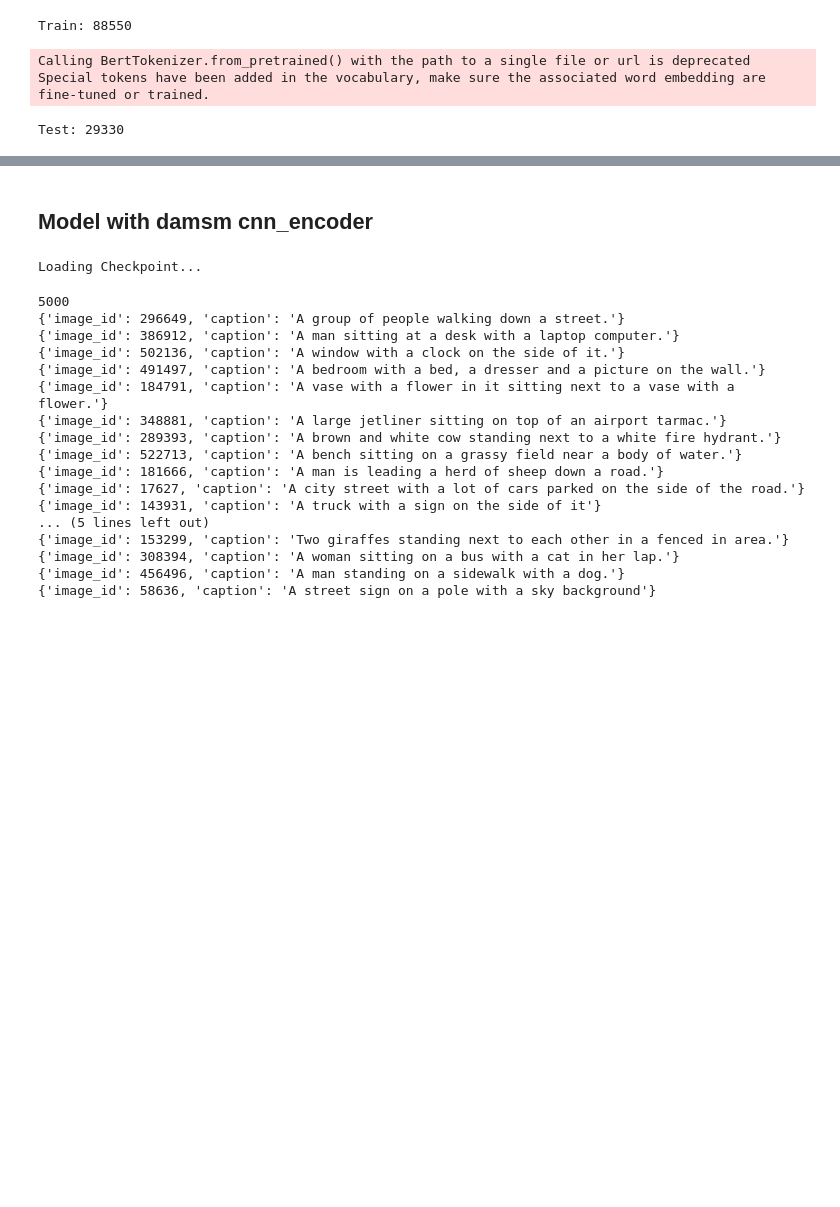
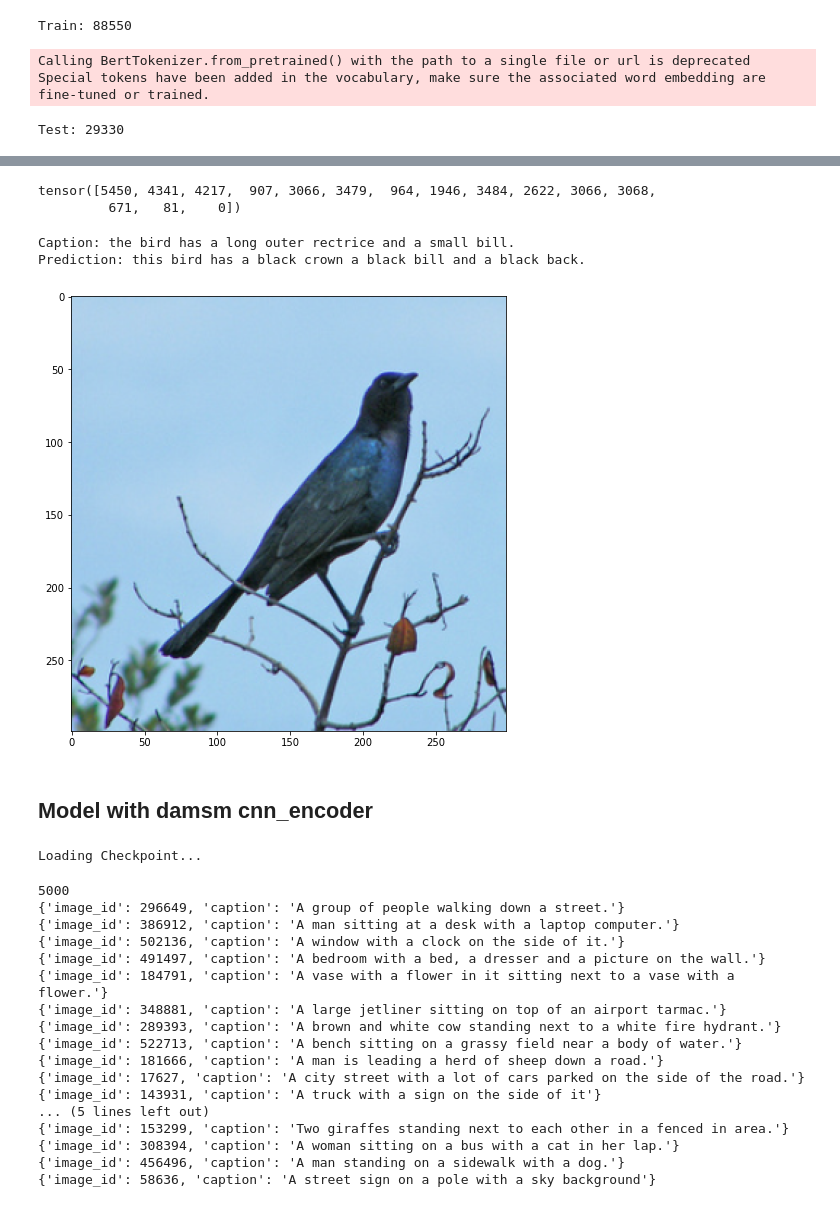
Before and after one commit to mshaikh2/MMRL, a Jupyter notebook: code/catr_batch_predict_cub.ipynb, the cells around one changed output, grey strips where cells are left out. Saved outputs shown, nothing was run; the diff lists cells and outputs as text; code cells hidden in the pictures; blank space fills up the shorter version.

```diff
--- a/code/catr_batch_predict_cub.ipynb
+++ b/code/catr_batch_predict_cub.ipynb
@@ -287,18 +299,18 @@ Loading Checkpoint...
 # %%
-# dataset_train = coco.build_dataset(config, mode='training')
-dataset_val = data_maker(config, mode='validation')
-# print(f"Train: {len(dataset_train)}")
+dataset_train = coco.build_dataset_cub(config, mode='training')
+dataset_val = coco.build_dataset_cub(config, mode='validation')
+print(f"Train: {len(dataset_train)}")
 print(f"Valid: {len(dataset_val)}")
 
-# sampler_train = torch.utils.data.RandomSampler(dataset_train)
-sampler_val = torch.utils.data.SequentialSampler(dataset_val)
+sampler_train = torch.utils.data.RandomSampler(dataset_train)
+# sampler_val = torch.utils.data.SequentialSampler(dataset_val)
 
-# batch_sampler_train = torch.utils.data.BatchSampler(
-#     sampler_train, config.batch_size, drop_last=True
-# )
+batch_sampler_train = torch.utils.data.BatchSampler(
+    sampler_train, config.batch_size, drop_last=True
+)
 
-# data_loader_train = DataLoader(
-#     dataset_train, batch_sampler=batch_sampler_train)
-data_loader_val = DataLoader(dataset_val, 50, num_workers=4,
-                             sampler=sampler_val, drop_last=False)
+data_loader_train = DataLoader(
+    dataset_train, batch_sampler=batch_sampler_train, num_workers=0)
+data_loader_val = DataLoader(dataset_val, config.batch_size,
+                             shuffle=True, drop_last=False, num_workers=0)
 # %% [output]
@@ -306,4 +323,3 @@ Valid: 5000
 # %%
-# prediction full
-results = predict_final(model, data_loader_val, tokenizer)
+results, images, sentences, sent_mask = predict_final(image_encoder, model, data_loader_val, tokenizer)
 # %%
@@ -325,3 +348,25 @@ for res in results[10:30]:
+# %%
+sentences[0][0, ~sent_mask[0][0]] # check the tokens in dataloader
+# %% [output]
+tensor([5450, 4341, 4217,  907, 3066, 3479,  964, 1946, 3484, 2622, 3066, 3068,
+         671,   81,    0])
+# %%
+captions = tokenizer.batch_decode(sentences[0].tolist(), skip_special_tokens=True)
+# %%
+### item check ###
+i = 2
+print('Caption: %s.' % captions[i])
+print('Prediction: %s.' % results[0][i])
+
+img = images[0][i]
+fig = plt.figure(figsize=(8, 8))
+fig.add_subplot(1,1,1)
+plt.imshow((img.numpy().transpose((1,2,0)) - img.min().numpy()) / (img.max() - img.min()).numpy())
+plt.show()
+# %% [output]
+Caption: the bird has a long outer rectrice and a small bill.
+Prediction: this bird has a black crown a black bill and a black back.
+[figure, added]
 # %%
 # save the predicted captions to json for cocoeval
 with open('catr/results/captions_val2017_v3_results.json', 'w') as ff:
```
Also changed, not shown: parts of 5 cells of this notebook, 4 other files.
